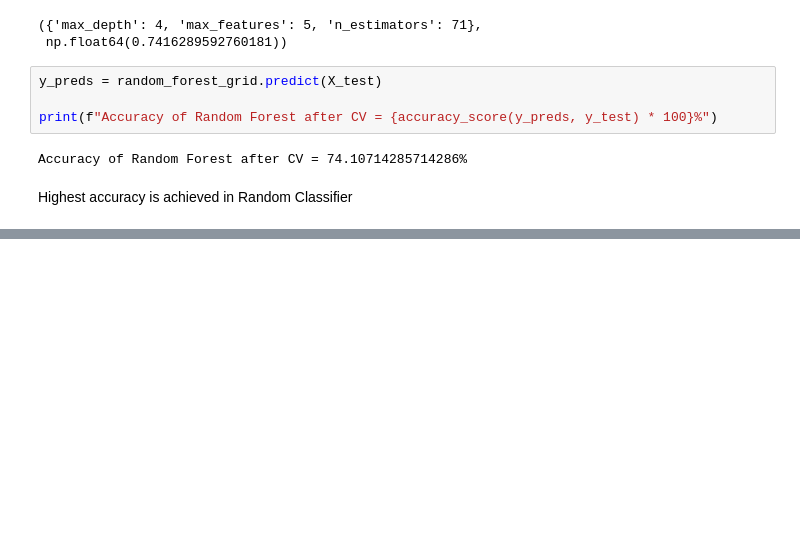
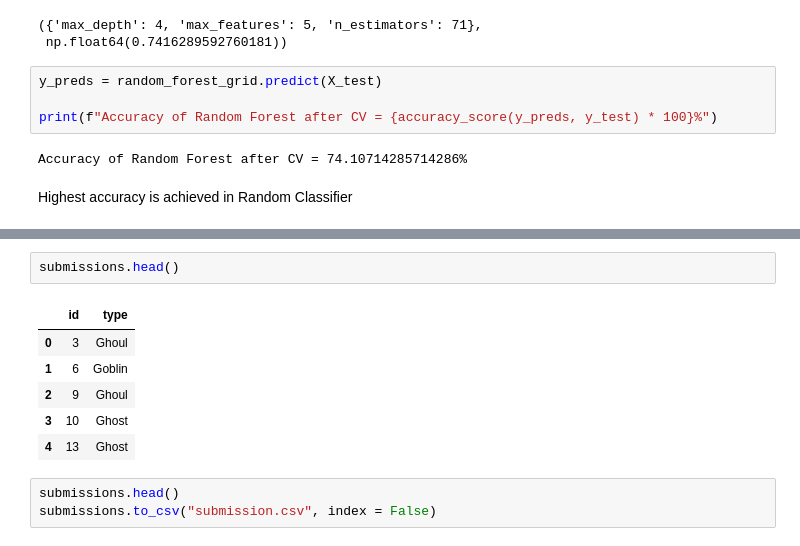
Before and after one commit to Sam-2503/Ghosts-Classifier, a Jupyter notebook: notebook.ipynb, the cells around one changed output, grey strips where cells are left out. Saved outputs shown, nothing was run; the diff lists cells and outputs as text; blank space fills up the shorter version.

```diff
--- a/notebook.ipynb
+++ b/notebook.ipynb
@@ -210,0 +241,12 @@ Highest accuracy is achieved in Random Classifier
+# %%
+submissions.head()
+# %% [output]
+|  | id | type |
+| 0 | 3 | Ghoul |
+| 1 | 6 | Goblin |
+| 2 | 9 | Ghoul |
+| 3 | 10 | Ghost |
+| 4 | 13 | Ghost |
+# %%
+submissions.head()
+submissions.to_csv("submission.csv", index = False)
```
Also changed, not shown: parts of 7 cells of this notebook.
